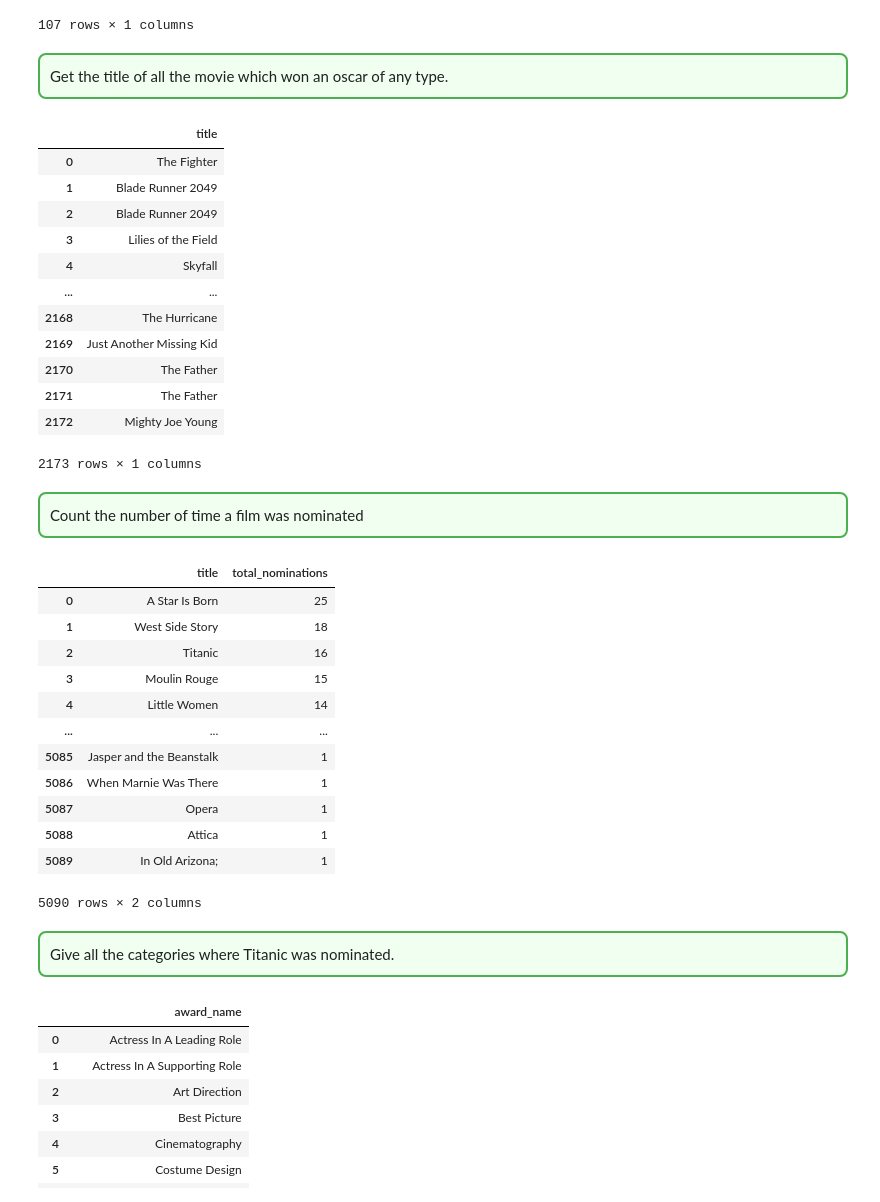
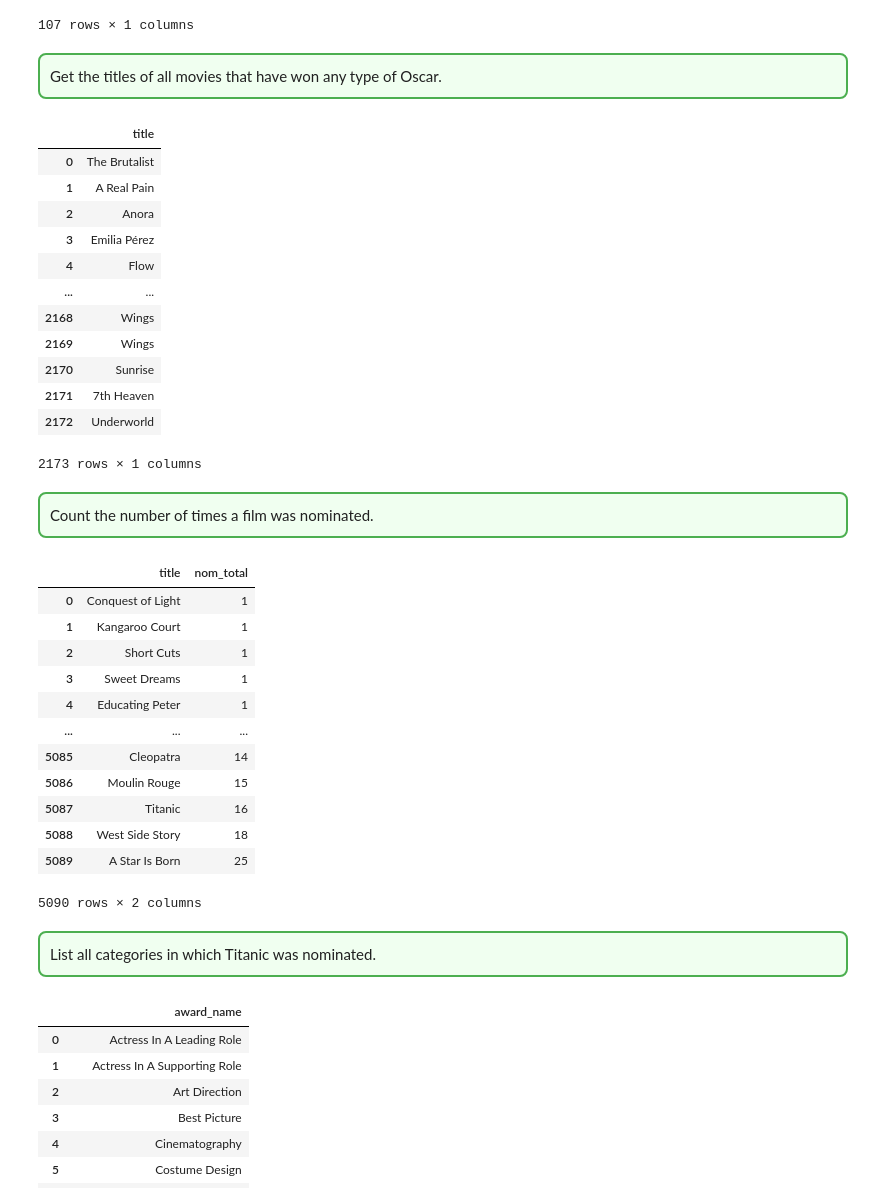
Before and after one commit to Danila-Pechenev/databases_project, a Jupyter notebook: db_project.ipynb, the cells around one changed output. Saved outputs shown, nothing was run; the diff lists cells and outputs as text; code cells hidden in the pictures.

```diff
--- a/db_project.ipynb
+++ b/db_project.ipynb
@@ -515,46 +501,57 @@ run_query("SELECT award_name FROM Award;")
 107 rows × 1 columns
 # %% [markdown]
 <div style="border: 2px solid #4CAF50; padding: 10px; border-radius: 8px; background-color:#f0fff0">
-Get the title of all the movie which won an oscar of any type.
+Get the titles of all movies that have won any type of Oscar.
 </div>
 # %%
-run_query("select film.title from film inner join nomination as nomi on Film.film_id = nomi.film_id where nomi.is_winner = 1;")
+run_query("""
+SELECT title
+FROM film
+JOIN nomination as nom ON film.film_id = nom.film_id
+WHERE nom.is_winner
+;""")
 # %% [output]
 |  | title |
-| 0 | The Fighter |
-| 1 | Blade Runner 2049 |
-| 2 | Blade Runner 2049 |
-| 3 | Lilies of the Field |
-| 4 | Skyfall |
+| 0 | The Brutalist |
+| 1 | A Real Pain |
+| 2 | Anora |
+| 3 | Emilia Pérez |
+| 4 | Flow |
 | ... | ... |
-| 2168 | The Hurricane |
-| 2169 | Just Another Missing Kid |
-| 2170 | The Father |
-| 2171 | The Father |
-| 2172 | Mighty Joe Young |
+| 2168 | Wings |
+| 2169 | Wings |
+| 2170 | Sunrise |
+| 2171 | 7th Heaven |
+| 2172 | Underworld |
 2173 rows × 1 columns
 # %% [markdown]
 <div style="border: 2px solid #4CAF50; padding: 10px; border-radius: 8px; background-color:#f0fff0">
-Count the number of time a film was nominated
+Count the number of times a film was nominated.
 </div>
 # %%
-run_query("SELECT Film.title, COUNT(Nomination.nom_id) AS total_nominations FROM Film INNER JOIN Nomination ON Film.film_id = Nomination.film_id GROUP BY Film.title ORDER BY COUNT(Nomination.nom_id) desc;")
+run_query("""
+SELECT film.title, COUNT(Nomination.nom_id) AS nom_total
+FROM film
+JOIN nomination ON film.film_id = nomination.film_id
+GROUP BY film.title
+ORDER BY nom_total
+;""")
 # %% [output]
-|  | title | total_nominations |
-| 0 | A Star Is Born | 25 |
-| 1 | West Side Story | 18 |
-| 2 | Titanic | 16 |
-| 3 | Moulin Rouge | 15 |
-| 4 | Little Women | 14 |
+|  | title | nom_total |
+| 0 | Conquest of Light | 1 |
+| 1 | Kangaroo Court | 1 |
+| 2 | Short Cuts | 1 |
+| 3 | Sweet Dreams | 1 |
+| 4 | Educating Peter | 1 |
 | ... | ... | ... |
-| 5085 | Jasper and the Beanstalk | 1 |
-| 5086 | When Marnie Was There | 1 |
-| 5087 | Opera | 1 |
-| 5088 | Attica | 1 |
-| 5089 | In Old Arizona; | 1 |
+| 5085 | Cleopatra | 14 |
+| 5086 | Moulin Rouge | 15 |
+| 5087 | Titanic | 16 |
+| 5088 | West Side Story | 18 |
+| 5089 | A Star Is Born | 25 |
 5090 rows × 2 columns
 # %% [markdown]
 <div style="border: 2px solid #4CAF50; padding: 10px; border-radius: 8px; background-color:#f0fff0">
-Give all the categories where Titanic was nominated.
+List all categories in which Titanic was nominated.
 </div>
 # %%
```
Also changed, not shown: parts of 86 cells of this notebook, 1 other file.
